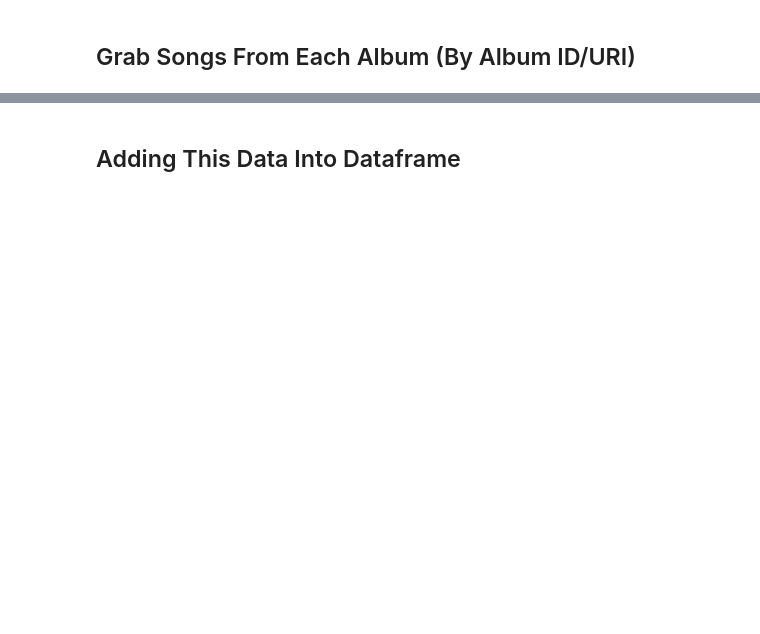
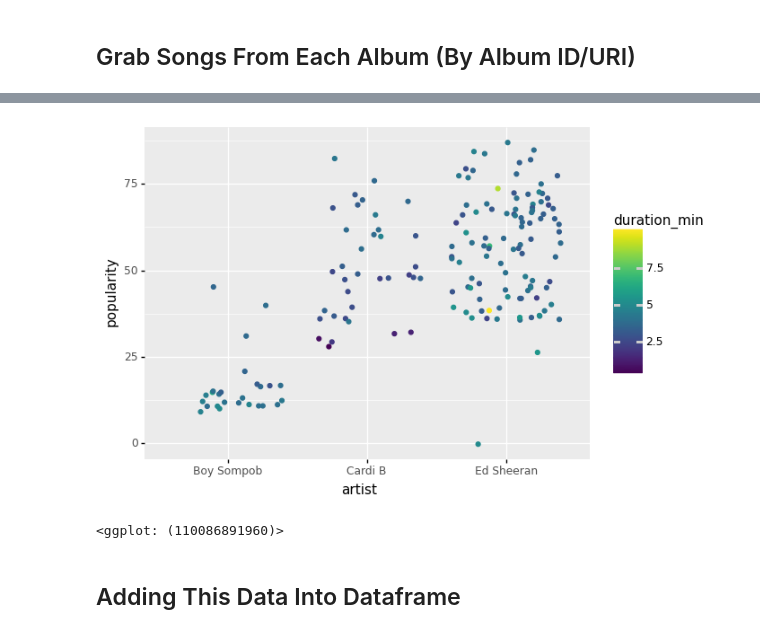
Before and after one commit to jghuynh/Song_Shine, a Jupyter notebook: Song_Rak.ipynb, the cells around one changed output, grey strips where cells are left out. Drawn from its saved outputs; the diff is of its cells as text; code cells hidden in the pictures; blank space fills up the shorter version.

Commit message:
Added some more Spotipy functions, reset index

```diff
--- a/Song_Rak.ipynb
+++ b/Song_Rak.ipynb
@@ -398,3 +481,6 @@ def getTracks(albumURI, artistUri):
 #     albums[URI] = getTracks(URI)
 #     print("Album " + str(albumNames[album_count]) + " songs has been added to spotify_albums dictionary")
 #     album_count += 1 #Updates album count once all tracks have been added
+# %%
+for i in range(len(tracks["items"][0]["artists"])):
+    print(tracks["items"][0]["artists"][i]["name"])
@@ -406,6 +495,7 @@ def getAudioFeatures(albumURI, albums):
     albums[albumURI]['danceability'] = []
     albums[albumURI]['duration_ms'] = []
     albums[albumURI]['energy'] = []
+    albums[albumURI]["explicit"] = []
     albums[albumURI]['instrumentalness'] = []
     albums[albumURI]['key'] = []
     albums[albumURI]['liveness'] = []
@@ -448,12 +538,15 @@ def getAudioFeatures(albumURI, albums):
         #popularity is stored elsewhere
         pop = sp.track(track)
         albums[albumURI]['popularity'].append(pop['popularity'])
+
+        # Add whether it is explicit
+        albums[albumURI]["explicit"].append(pop["explicit"])
         track_count+=1
     return albums
 # %%
 
 # For the artist Ed Sheeran
-artists = {"Ed Sheeran", "Boy Sompob", "Billkin"}
+artists = {"Ed Sheeran", "Boy Sompob", "Billkin", "Cardi B"}
 sleep_min = 2
 sleep_max = 5
 df = pd.DataFrame()
@@ -499,6 +592,7 @@ for artist in artists:
     dic_df['danceability'] = []
     dic_df["duration_ms"] = []
     dic_df['energy'] = []
+    dic_df["explicit"] = []
     dic_df['instrumentalness'] = []
     dic_df["key"] = []
     dic_df['liveness'] = []
@@ -509,7 +603,9 @@ for artist in artists:
     dic_df["timeSignature"] = []
     dic_df['valence'] = []
     dic_df['popularity'] = []
+    # for every album
     for albumURI in albums:
+        # for every feature in each album
         for feature in albums[albumURI]:
             dic_df[feature].extend(albums[albumURI][feature])
     df1 = pd.DataFrame.from_dict(dic_df)
@@ -525,7 +621,15 @@ for artist in artists:
 
 #     if requestCount % 5 == 0:
 #         time.sleep(np.random.uniform(sleep_min, sleep_max))
-albums
+#albums
+print(len(df))
+
+
+# Sorting by popularity, then drops duplicates by name
+final_df = df.sort_values('popularity', ascending=False).drop_duplicates('name').sort_index()
+#df.sort_values('popularity', ascending=False).drop_duplicates('uri').sort_index()
+print(len(final_df))
+#final_df.to_csv("albums.csv")
 # for instance, albumNames[3] = (Deluxe)
 # and albumURIs[3] = whatever album URI Deluxe is
 #Keep names and uris in same order to keep track of duplicate albums
@@ -556,3 +657,14 @@ pd.concat([df, df1], ignore_index = True)
+# %%
+(
+    final_df >>
+    group_by(X.artist) >>
+    mutate(duration_min = X.duration_ms/(1000 * 60)) >>
+    ggplot() +
+    geom_point(aes(x = "artist", y = "popularity", color = "duration_min"), position = "jitter")
+)
+# %% [output]
+[figure, added]
+<ggplot: (110086891960)>
 # %% [markdown]
 ## Adding This Data Into Dataframe
 # %%
```
Also changed, not shown: parts of 19 cells of this notebook.
